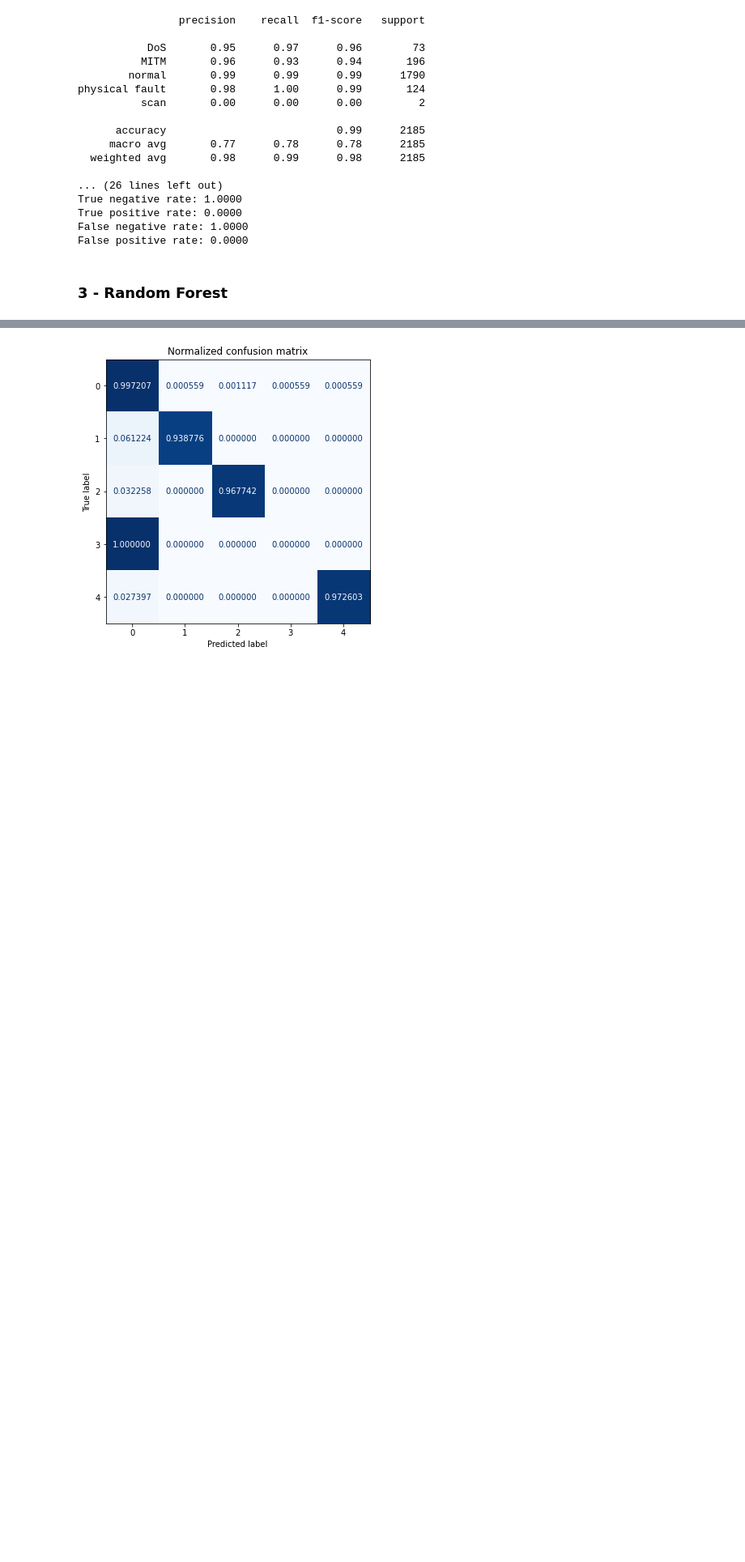
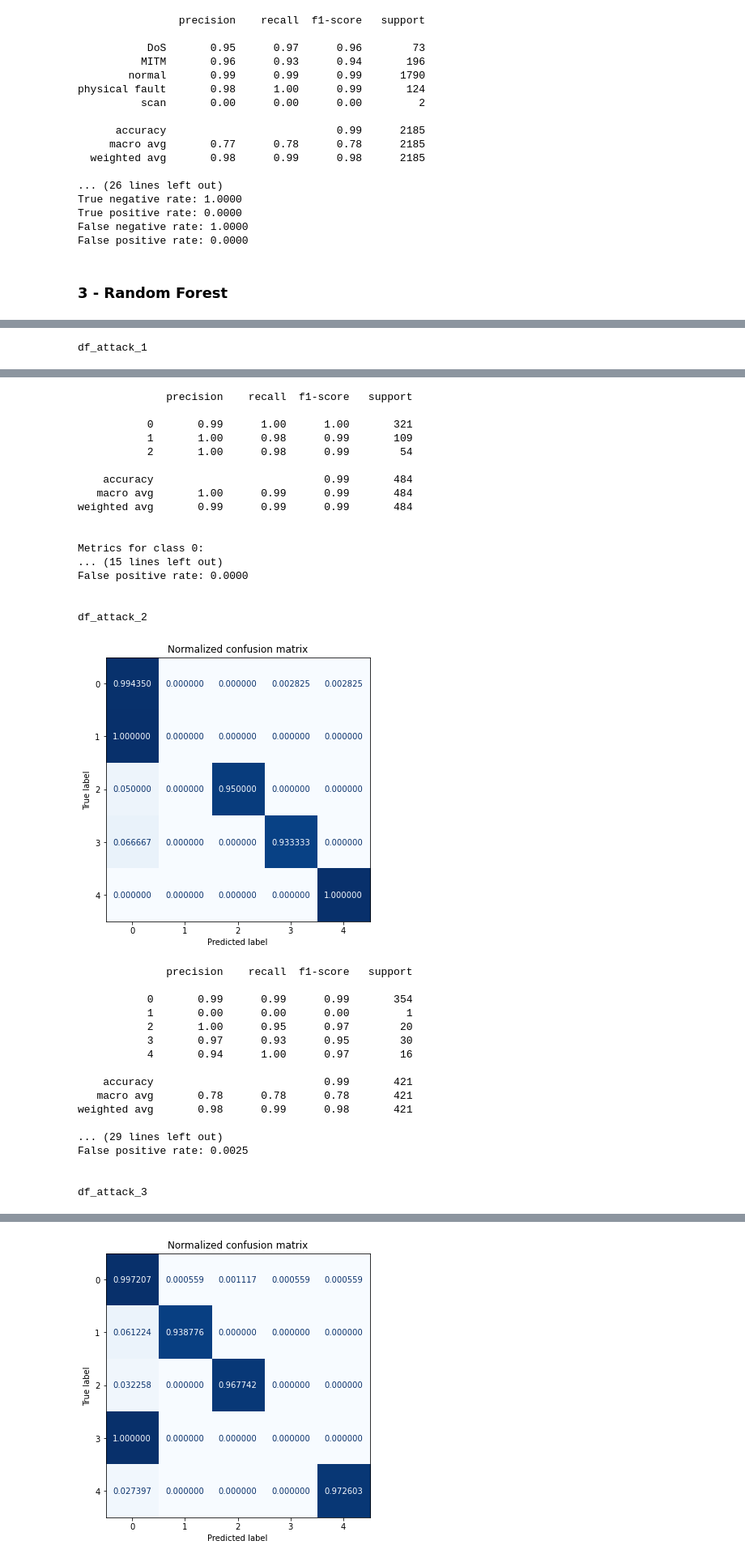
Before and after one commit to Mouret-Orfeu/Projet-Protection-des-donnees, a Jupyter notebook: physical_detection.ipynb, the cells around one changed output, grey strips where cells are left out. Shown: that part at 81% size. Saved outputs shown, nothing was run; the diff lists cells and outputs as text; code cells hidden in the pictures; blank space fills up the shorter version.

Commit message:
Automatisation des enregistrement d'image et enrichissement du streamlit

```diff
--- a/physical_detection.ipynb
+++ b/physical_detection.ipynb
@@ -48,7 +49,7 @@ df_attack_1.head()
 from sklearn.metrics import classification_report
 from sklearn.metrics import confusion_matrix
 
-def plot_confusion_matrix(y_preds, y_true, labels):
+def plot_confusion_matrix(y_preds, y_true, labels, save_cof_mat=False, conf_mat_name="conf_mat", model_name="model"):
     cm = confusion_matrix(y_true, y_preds,normalize="true")
     fig, ax = plt.subplots(figsize=(6, 6))
 
@@ -57,6 +58,9 @@ def plot_confusion_matrix(y_preds, y_true, labels):
                                   display_labels=labels_for_fig)
     try:
         disp.plot(cmap="Blues", values_format="4f", ax=ax, colorbar=False)
+
+        if save_cof_mat:
+            plt.savefig(f"./images/physical/Results/{model_name}/Confusion_matrix/{conf_mat_name}.png")
     except:
         print(pd.unique(y_preds))
         print(pd.unique(y_true))
@@ -66,8 +70,8 @@ def plot_confusion_matrix(y_preds, y_true, labels):
 
 
 
-def eval_model(y_pred, y_test, labels):
-    plot_confusion_matrix(list(y_pred), list(y_test), labels)
+def eval_model(y_pred, y_test, labels, save_cof_mat=False, conf_mat_name="conf_mat", model_name="model"):
+    plot_confusion_matrix(list(y_pred), list(y_test), labels, save_cof_mat, conf_mat_name, model_name)
 
     print(classification_report(y_test, y_pred))
 
@@ -101,7 +105,7 @@ def eval_model(y_pred, y_test, labels):
 # %% [markdown]
 ### 2 - KNN
 # %%
-def KNN_attack_detection(df):
+def KNN_attack_detection(df, name_df="xxx", model_name="xxx"):
     new_df = df.copy()
     print("taille",len(df))
     X = new_df.drop('Label', axis=1)  # Caractéristiques
@@ -113,7 +117,7 @@ def KNN_attack_detection(df):
 
 
     y_pred = knn_model.predict(X_test)
-    eval_model(y_pred, y_test, knn_model.classes_)
+    eval_model(y_pred, y_test, knn_model.classes_, True, name_df, model_name)
     #print("Précision du modèle KNN : {:.2f}%".format(accuracy * 100))
     #plot_confusion_matrix(list(y_pred),list(y_test),knn_model.classes_)
 # %% [markdown]
@@ -121,7 +125,7 @@ def KNN_attack_detection(df):
 # %%
 from sklearn.ensemble import RandomForestClassifier
 
-def randomForest_attack_detector(df):
+def randomForest_attack_detector(df, name_df="xxx", model_name="xxx"):
     new_df = df.copy()
     n = 0
     labels = pd.unique(new_df["Label"])
@@ -140,7 +144,7 @@ def randomForest_attack_detector(df):
     rf.fit(X_train, y_train)
 
     y_pred = rf.predict(X_test)
-    eval_model(y_pred, y_test, rf.classes_)
+    eval_model(y_pred, y_test, rf.classes_, True, name_df, model_name)
     # accuracy = accuracy_score(list(y_pred), list(y_test))
     # recall = recall_score(list(y_pred), list(y_test), average='macro')
     # print("Accuracy du modèle Random Forest : {:.2f}%".format(accuracy * 100))
@@ -236,0 +153,9 @@ False positive rate: 0.0000
+# %%
+dataframes = [df_attack_1, df_attack_2, df_attack_3, df_attack_4]
+dataframes_name = ['df_attack_1', 'df_attack_2', 'df_attack_3', 'df_attack_4']
+
+i=0
+for df in dataframes:
+    print("\n\n\033[1;33m" + dataframes_name[i] + "\033[0m")
+    KNN_attack_detection(df, dataframes_name[i] + "_conf_mat", "KNN")
+    i+=1
@@ -303,0 +283,11 @@ False positive rate: 0.0000
+# %%
+dataframes = [df_attack_1, df_attack_2, df_attack_3, df_attack_4]
+dataframes_name = ['df_attack_1', 'df_attack_2', 'df_attack_3', 'df_attack_4']
+
+i=0
+for df in dataframes:
+    print("\n\n\033[1;33m" + dataframes_name[i] + "\033[0m")
+    randomForest_attack_detector(df, dataframes_name[i] + "_conf_mat", "Random_forest")
+    i+=1
+# %% [output]
+df_attack_1
@@ -303,0 +295,35 @@ False positive rate: 0.0000
+              precision    recall  f1-score   support
+
+           0       0.99      1.00      1.00       321
+           1       1.00      0.98      0.99       109
+           2       1.00      0.98      0.99        54
+
+    accuracy                           0.99       484
+   macro avg       1.00      0.99      0.99       484
+weighted avg       0.99      0.99      0.99       484
+
+
+Metrics for class 0:
+... (15 lines left out)
+False positive rate: 0.0000
+
+
+df_attack_2
+[figure, added]
+              precision    recall  f1-score   support
+
+           0       0.99      0.99      0.99       354
+           1       0.00      0.00      0.00         1
+           2       1.00      0.95      0.97        20
+           3       0.97      0.93      0.95        30
+           4       0.94      1.00      0.97        16
+
+    accuracy                           0.99       421
+   macro avg       0.78      0.78      0.78       421
+weighted avg       0.98      0.99      0.98       421
+
+... (29 lines left out)
+False positive rate: 0.0025
+
+
+df_attack_3
```
Also changed, not shown: parts of 12 cells of this notebook, 1 other file.
